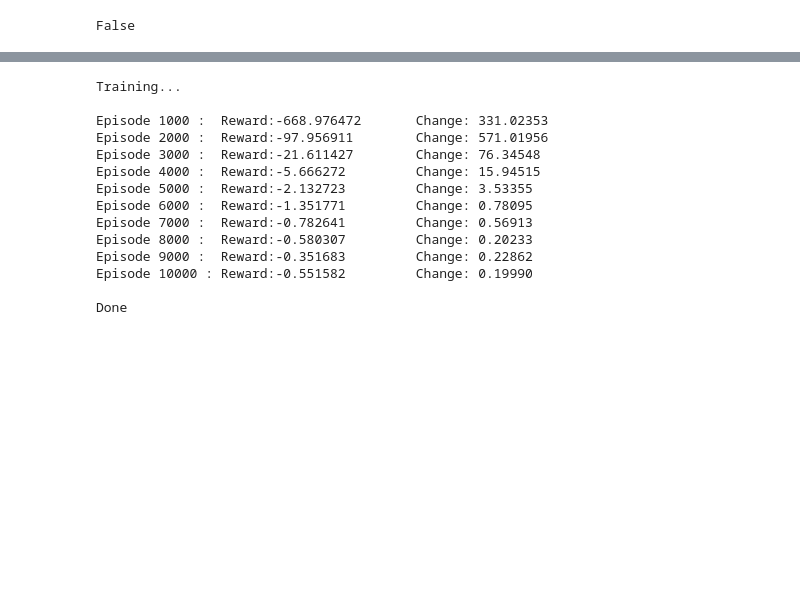
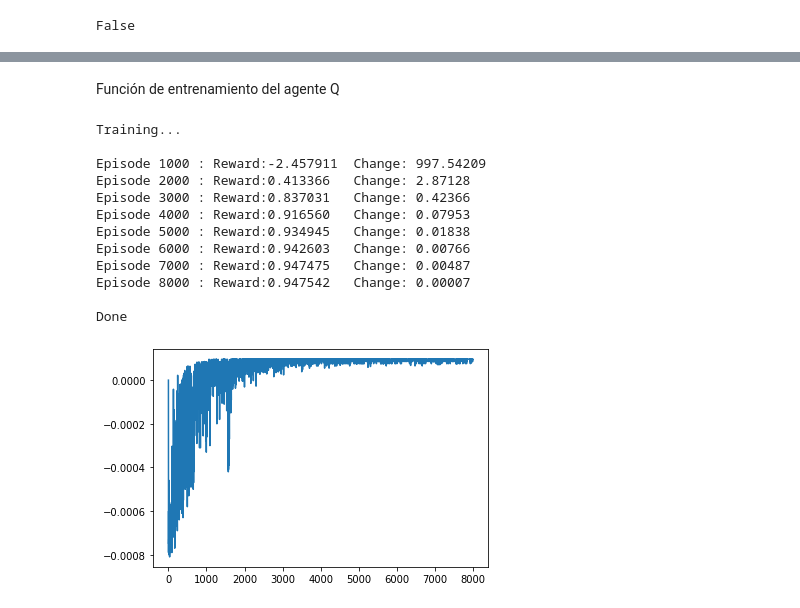
Before and after one commit to DanielSC-badger/QLearning-partial-obs-001, a Jupyter notebook: ProyectoRP.ipynb, the cells around one changed output, grey strips where cells are left out. Drawn from its saved outputs; the diff is of its cells as text; code cells hidden in the pictures; blank space fills up the shorter version.

```diff
--- a/ProyectoRP.ipynb
+++ b/ProyectoRP.ipynb
@@ -250,0 +263,31 @@ def fun_reward(last_state, current_state, action, creward):
+# %%
+def get_position(observation,action, position):
+    dir=observation['direction']
+    x=0;y=0;
+    nx=position[0]
+    ny=position[1]
+    if (action==2): #forward
+        if (dir==0):
+            y=1
+        elif (dir==1):
+            x=1
+        elif (dir==2):
+            y=-1
+        else:
+            x=-1
+        if((nx+x)>=0):
+            nx+=x
+        if((ny+y)>=0):
+            ny+=y
+    return [nx,ny]
+# %%
+def mapping(position, map_list):
+    nmap=[]
+    nx=position[0]
+    ny=position[1]
+    if not[nx,ny] in map_list:
+        map_list.append([nx,ny])
+        nmap=map_list
+    else:
+        nmap=map_list
+    return nmap
@@ -258,3 +386,5 @@ False
+# %% [markdown]
+Función de entrenamiento del agente Q
 # %%
 def train_Q(env_name,num_episodes,max_steps,learning_rate,discount_rate,exploration_decay_rate):
     env = gym.make(env_name)
@@ -326,22 +479,23 @@ def train_Q(env_name,num_episodes,max_steps,learning_rate,discount_rate,explorat
 # %%
-q_table = train_Q(env_name = 'MiniGrid-Empty-8x8-v0',
+st, q_table = train_Q(env_name = 'MiniGrid-Empty-8x8-v0',
                   num_episodes = 10000,
                   max_steps = 100,
                   learning_rate = 0.1,
                   discount_rate = 0.98,
                   exploration_decay_rate = 0.001)
+plt.plot(range(len(st['rew'])),st['rew'])
+plt.show()
 # %% [output]
 Training...
 
-Episode 1000 :  Reward:-668.976472       Change: 331.02353
-Episode 2000 :  Reward:-97.956911        Change: 571.01956
-Episode 3000 :  Reward:-21.611427        Change: 76.34548
-Episode 4000 :  Reward:-5.666272         Change: 15.94515
-Episode 5000 :  Reward:-2.132723         Change: 3.53355
-Episode 6000 :  Reward:-1.351771         Change: 0.78095
-Episode 7000 :  Reward:-0.782641         Change: 0.56913
-Episode 8000 :  Reward:-0.580307         Change: 0.20233
-Episode 9000 :  Reward:-0.351683         Change: 0.22862
-Episode 10000 : Reward:-0.551582         Change: 0.19990
+Episode 1000 : Reward:-2.457911  Change: 997.54209
+Episode 2000 : Reward:0.413366   Change: 2.87128
+Episode 3000 : Reward:0.837031   Change: 0.42366
+Episode 4000 : Reward:0.916560   Change: 0.07953
+Episode 5000 : Reward:0.934945   Change: 0.01838
+Episode 6000 : Reward:0.942603   Change: 0.00766
+Episode 7000 : Reward:0.947475   Change: 0.00487
+Episode 8000 : Reward:0.947542   Change: 0.00007
 
 Done
+[figure, added]
```
Also changed, not shown: parts of 49 cells of this notebook, 17 other files.
